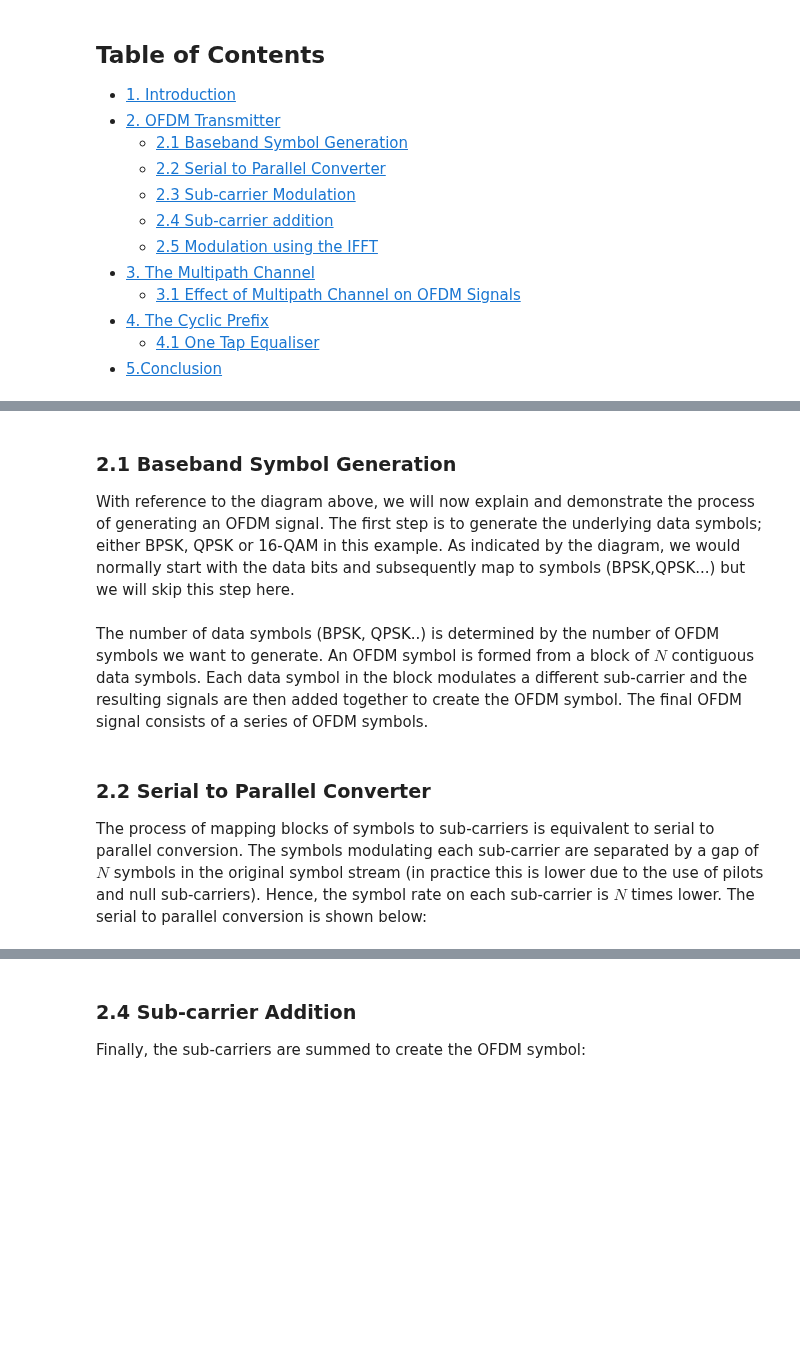
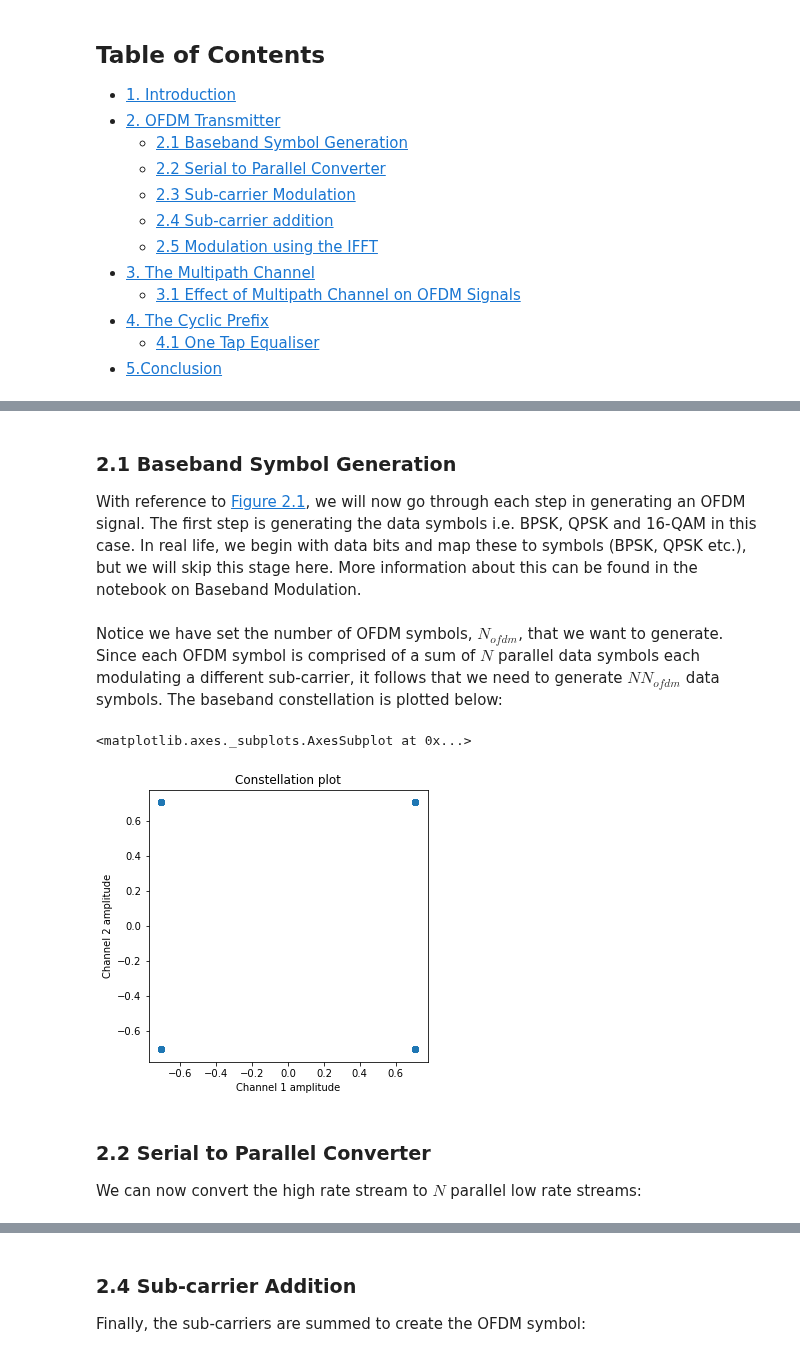
Before and after one commit to strath-sdr/dsp_notebooks, a Jupyter notebook: notebooks/ofdm_fundamentals/01_ofdm_introduction.ipynb, the cells around one changed output, grey strips where cells are left out. Drawn from its saved outputs; the diff is of its cells as text; code cells hidden in the pictures; blank space fills up the shorter version.

```diff
--- a/notebooks/ofdm_fundamentals/01_ofdm_introduction.ipynb
+++ b/notebooks/ofdm_fundamentals/01_ofdm_introduction.ipynb
@@ -71,7 +88,7 @@ Notice that the number of sub-carriers has been set to a power of 2. This is bec
 # %% [markdown]
 ### 2.1 Baseband Symbol Generation <a class="anchor" id="baseband"></a>
 
-With reference to the diagram above, we will now explain and demonstrate the process of generating an OFDM signal. The first step is to generate the underlying data symbols; either BPSK, QPSK or 16-QAM in this example. As indicated by the diagram, we would normally start with the data bits and subsequently map to symbols (BPSK,QPSK...) but we will skip this step here.
+With reference to [Figure 2.1](#fig-2.1), we will now go through each step in generating an OFDM signal. The first step is generating the data symbols i.e. BPSK, QPSK and 16-QAM in this case. In real life, we begin with data bits and map these to symbols (BPSK, QPSK etc.), but we will skip this stage here. More information about this can be found in the notebook on Baseband Modulation.
 # %%
 n_ofdm = 500 # No. of OFDM symbols
 nsym = n_ofdm * N # No. of data symbols
@@ -80,10 +97,16 @@ nsym = n_ofdm * N # No. of data symbols
 data_serial = symbol_gen(nsym,mod_scheme)
-# %% [markdown]
-The number of data symbols (BPSK, QPSK..) is determined by the number of OFDM symbols we want to generate. An OFDM symbol is formed from a block of $N$ contiguous data symbols. Each data symbol in the block modulates a different sub-carrier and the resulting signals are then added together to create the OFDM symbol. The final OFDM signal consists of a series of OFDM symbols.
-# %% [markdown]
-### 2.2 Serial to Parallel Converter <a class="anchor" id="s2p"></a>
-
-The process of mapping blocks of symbols to sub-carriers is equivalent to serial to parallel conversion. The symbols modulating each sub-carrier are separated by a gap of $N$ symbols in the original symbol stream (in practice this is lower due to the use of pilots and null sub-carriers). Hence, the symbol rate on each sub-carrier is $N$ times lower. The serial to parallel conversion is shown below:
+# %% [markdown]
+Notice we have set the number of OFDM symbols, $N_{ofdm}$, that we want to generate. Since each OFDM symbol is comprised of a sum of $N$ parallel data symbols each modulating a different sub-carrier, it follows that we need to generate $NN_{ofdm}$ data symbols. The baseband constellation is plotted below:
+# %%
+# Plot constellation
+scatterplot(data_serial.real,data_serial.imag,ax=None)
+# %% [output]
+<matplotlib.axes._subplots.AxesSubplot at 0x...>
+[figure, added]
+# %% [markdown]
+### 2.2 Serial to Parallel Converter <a class="anchor" id="s2p"></a>
+
+We can now convert the high rate stream to $N$ parallel low rate streams:
 # %%
 # Matrix to hold parallel low rate data streams
 data_parallel = np.zeros((N,n_ofdm),np.complex64)
```
Also changed, not shown: parts of 31 cells of this notebook, 1 other file.
